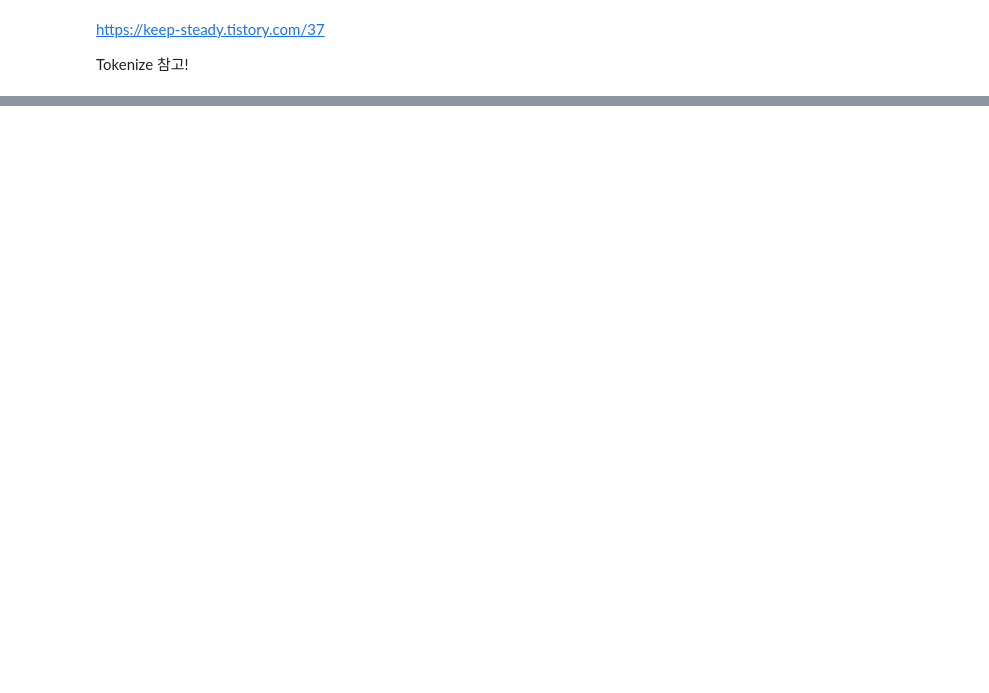
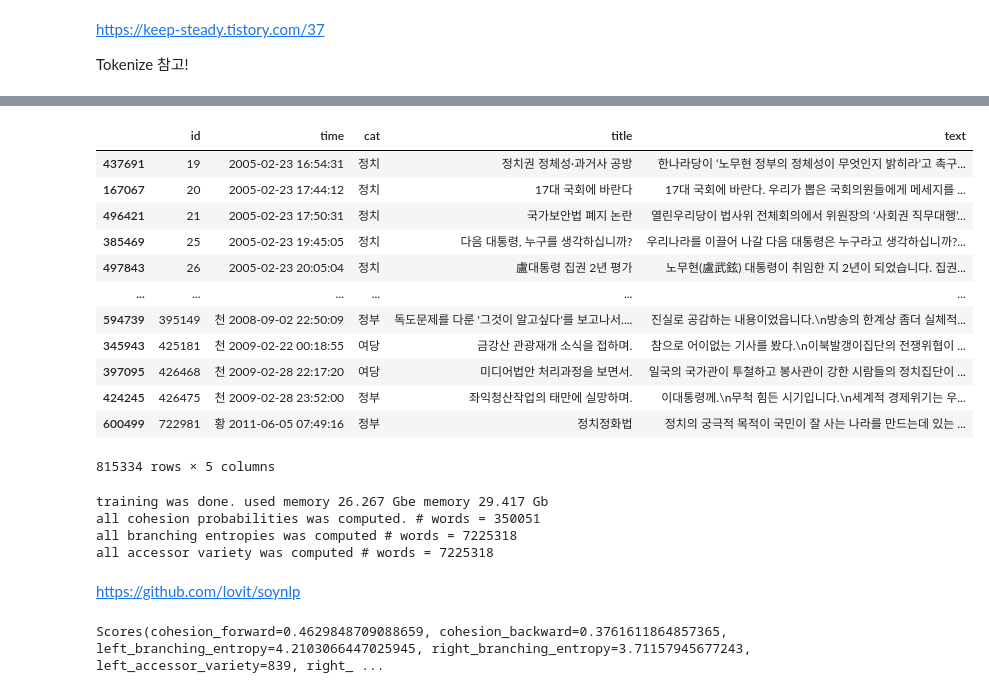
Before and after one commit to ryuqae/web_crawler, a Jupyter notebook: Analysis.ipynb, the cells around one changed output, grey strips where cells are left out. Cells and saved outputs as stored; diff of their text form; code cells hidden in the pictures; blank space fills up the shorter version.

Commit message:
edit: next time start from latest file

```diff
--- a/Analysis.ipynb
+++ b/Analysis.ipynb
@@ -59,0 +80,11 @@ Tokenize 참고!
+# %%
+chosun = []
+err = []
+for row in glob('/media/bcache/jeongwoo/chosun/chosun/*.json'):
+    try:
+        chosun.append(json_read(row))
+    except Exception as ex:
+        print(f"error at {row}, {ex}")
+        err.append(row)
+# %%
+chosun_df = pd.DataFrame(chosun)
@@ -59,0 +111,16 @@ Tokenize 참고!
+# %%
+chosun_df.sort_values(by='time')
+# %% [output]
+|  | id | time | cat | title | text |
+| 437691 | 19 | 2005-02-23 16:54:31 | 정치 | 정치권 정체성·과거사 공방 | 한나라당이 ‘노무현 정부의 정체성이 무엇인지 밝히라’고 촉구... |
+| 167067 | 20 | 2005-02-23 17:44:12 | 정치 | 17대 국회에 바란다 | 17대 국회에 바란다. 우리가 뽑은 국회의원들에게 메세지를 ... |
+| 496421 | 21 | 2005-02-23 17:50:31 | 정치 | 국가보안법 폐지 논란 | 열린우리당이 법사위 전체회의에서 위원장의 ‘사회권 직무대행’... |
+| 385469 | 25 | 2005-02-23 19:45:05 | 정치 | 다음 대통령, 누구를 생각하십니까? | 우리나라를 이끌어 나갈 다음 대통령은 누구라고 생각하십니까?... |
+| 497843 | 26 | 2005-02-23 20:05:04 | 정치 | 盧대통령 집권 2년 평가 | 노무현(盧武鉉) 대통령이 취임한 지 2년이 되었습니다. 집권... |
+| ... | ... | ... | ... | ... | ... |
+| 594739 | 395149 | 천 2008-09-02 22:50:09 | 정부 | 독도문제를 다룬 '그것이 알고싶다'를 보고나서.... | 진실로 공감하는 내용이었읍니다.\n방송의 한계상 좀더 실체적... |
+| 345943 | 425181 | 천 2009-02-22 00:18:55 | 여당 | 금강산 관광재개 소식을 접하며. | 참으로 어이없는 기사를 봤다.\n이북발갱이집단의 전쟁위협이 ... |
+| 397095 | 426468 | 천 2009-02-28 22:17:20 | 여당 | 미디어법안 처리과정을 보면서. | 일국의 국가관이 투철하고 봉사관이 강한 시람들의 정치집단이 ... |
+| 424245 | 426475 | 천 2009-02-28 23:52:00 | 정부 | 좌익청산작업의 태만에 실망하며. | 이대통령께.\n무척 힘든 시기입니다.\n세계적 경제위기는 우... |
+| 600499 | 722981 | 황 2011-06-05 07:49:16 | 정부 | 정치정화법 | 정치의 궁극적 목적이 국민이 잘 사는 나라를 만드는데 있는 ... |
+815334 rows × 5 columns
@@ -59,0 +131,18 @@ Tokenize 참고!
+# %%
+word_extractor = WordExtractor(min_frequency=100,
+    min_cohesion_forward=0.05,
+    min_right_branching_entropy=0.0
+)
+word_extractor.train(sentences) # list of str or like
+words = word_extractor.extract()
+# %% [output]
+training was done. used memory 26.267 Gbe memory 29.417 Gb
+all cohesion probabilities was computed. # words = 350051
+all branching entropies was computed # words = 7225318
+all accessor variety was computed # words = 7225318
+# %% [markdown]
+https://github.com/lovit/soynlp
+# %%
+words['대통령']
+# %% [output]
+Scores(cohesion_forward=0.4629848709088659, cohesion_backward=0.3761611864857365, left_branching_entropy=4.2103066447025945, right_branching_entropy=3.71157945677243, left_accessor_variety=839, right_ ...
```
Also changed, not shown: parts of 18 cells of this notebook, 2 other files.
